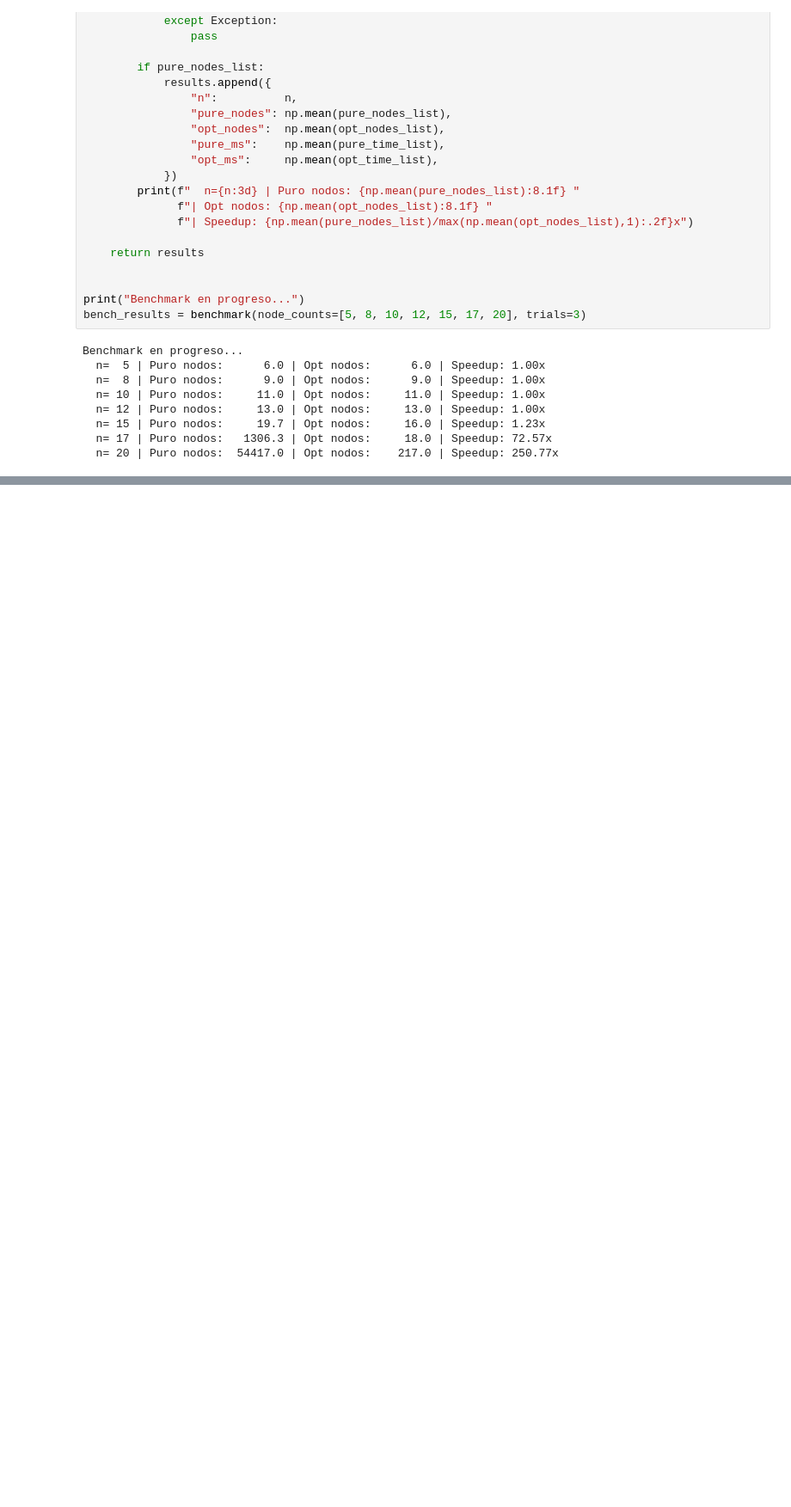
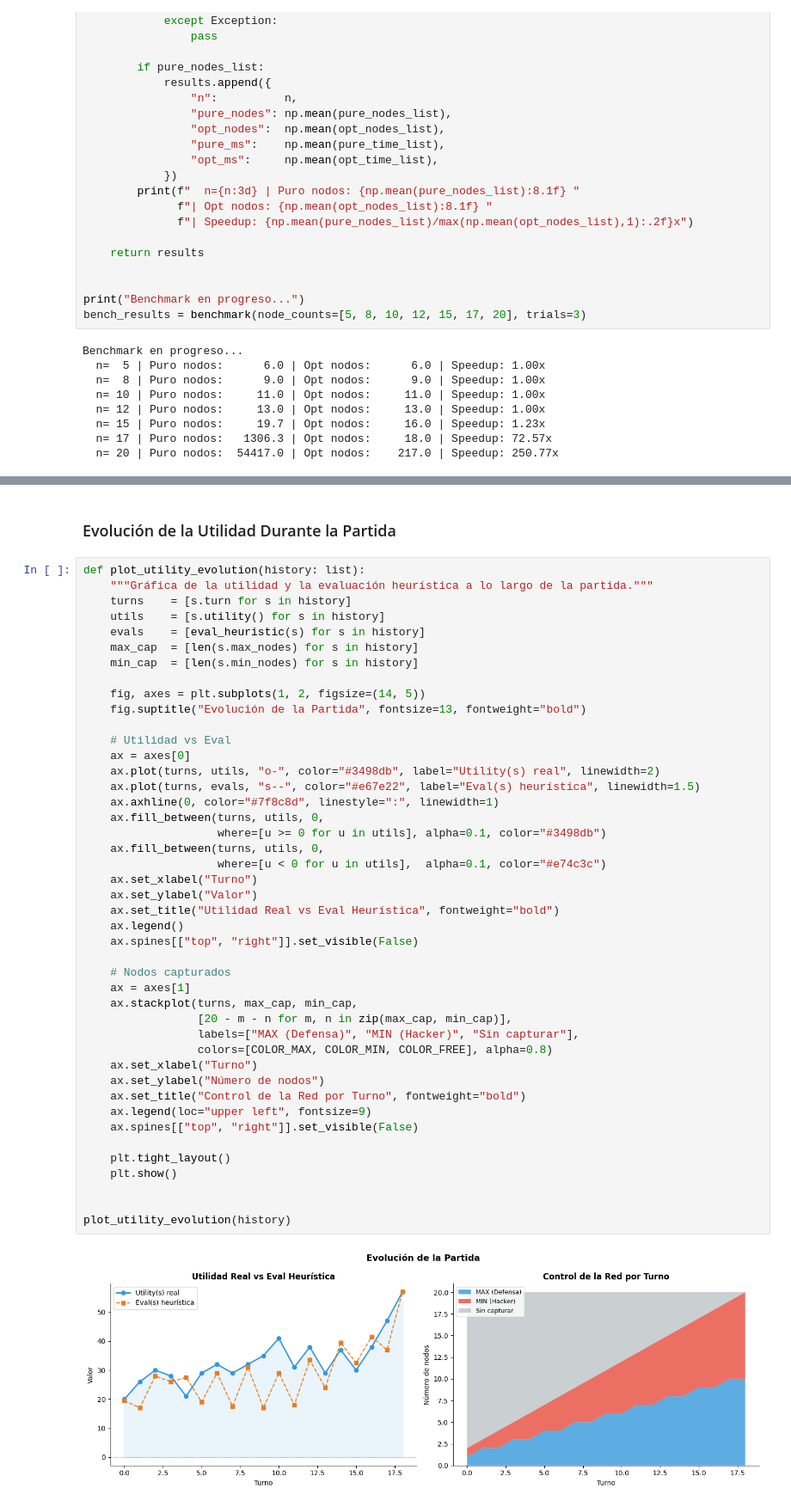
Before and after one commit to nadissa1508/CC3085-PROYECTO-2, a Jupyter notebook: proyecto2.ipynb, the cells around one changed output, grey strips where cells are left out. Shown at 86% size. Cells and saved outputs as stored; diff of their text form; blank space fills up the shorter version.

```diff
--- a/proyecto2.ipynb
+++ b/proyecto2.ipynb
@@ -807,0 +1374,48 @@ Todos comparten el mismo objetivo: $\arg\max_x \text{Weight}(x)$.
+# %% [markdown]
+### Evolución de la Utilidad Durante la Partida
+# %%
+def plot_utility_evolution(history: list):
+    """Gráfica de la utilidad y la evaluación heurística a lo largo de la partida."""
+    turns    = [s.turn for s in history]
+    utils    = [s.utility() for s in history]
+    evals    = [eval_heuristic(s) for s in history]
+    max_cap  = [len(s.max_nodes) for s in history]
+    min_cap  = [len(s.min_nodes) for s in history]
+
+    fig, axes = plt.subplots(1, 2, figsize=(14, 5))
+    fig.suptitle("Evolución de la Partida", fontsize=13, fontweight="bold")
+
+    # Utilidad vs Eval
+    ax = axes[0]
+    ax.plot(turns, utils, "o-", color="#3498db", label="Utility(s) real", linewidth=2)
+    ax.plot(turns, evals, "s--", color="#e67e22", label="Eval(s) heurística", linewidth=1.5)
+    ax.axhline(0, color="#7f8c8d", linestyle=":", linewidth=1)
+    ax.fill_between(turns, utils, 0,
+                    where=[u >= 0 for u in utils], alpha=0.1, color="#3498db")
+    ax.fill_between(turns, utils, 0,
+                    where=[u < 0 for u in utils],  alpha=0.1, color="#e74c3c")
+    ax.set_xlabel("Turno")
+    ax.set_ylabel("Valor")
+    ax.set_title("Utilidad Real vs Eval Heurística", fontweight="bold")
+    ax.legend()
+    ax.spines[["top", "right"]].set_visible(False)
+
+    # Nodos capturados
+    ax = axes[1]
+    ax.stackplot(turns, max_cap, min_cap,
+                 [20 - m - n for m, n in zip(max_cap, min_cap)],
+                 labels=["MAX (Defensa)", "MIN (Hacker)", "Sin capturar"],
+                 colors=[COLOR_MAX, COLOR_MIN, COLOR_FREE], alpha=0.8)
+    ax.set_xlabel("Turno")
+    ax.set_ylabel("Número de nodos")
+    ax.set_title("Control de la Red por Turno", fontweight="bold")
+    ax.legend(loc="upper left", fontsize=9)
+    ax.spines[["top", "right"]].set_visible(False)
+
+    plt.tight_layout()
+    plt.show()
+
+
+plot_utility_evolution(history)
+# %% [output]
+[figure, added]
```
Also changed, not shown: parts of 42 cells of this notebook.
